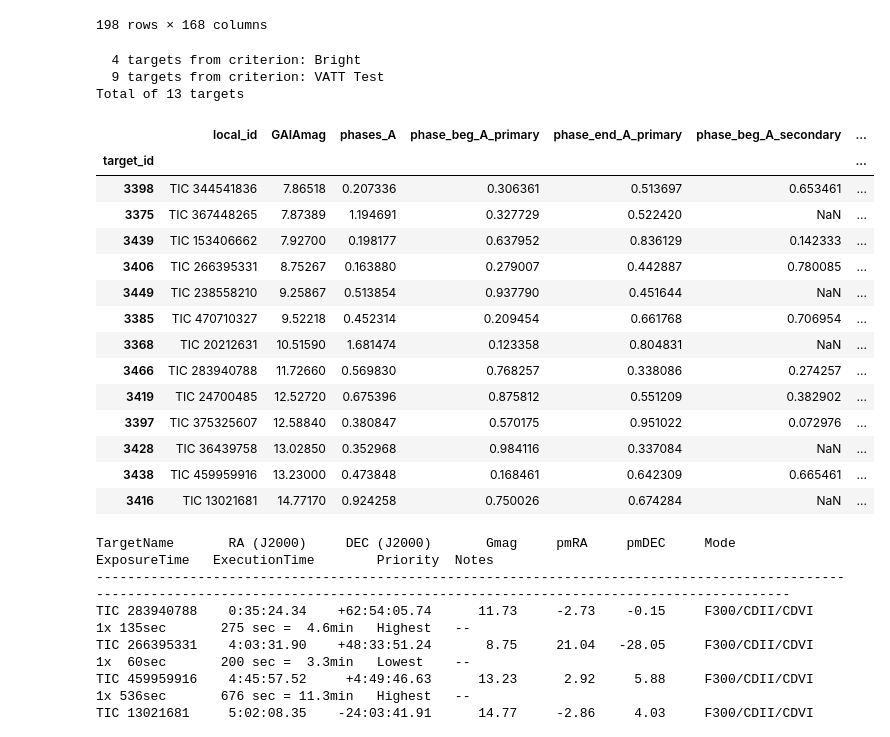
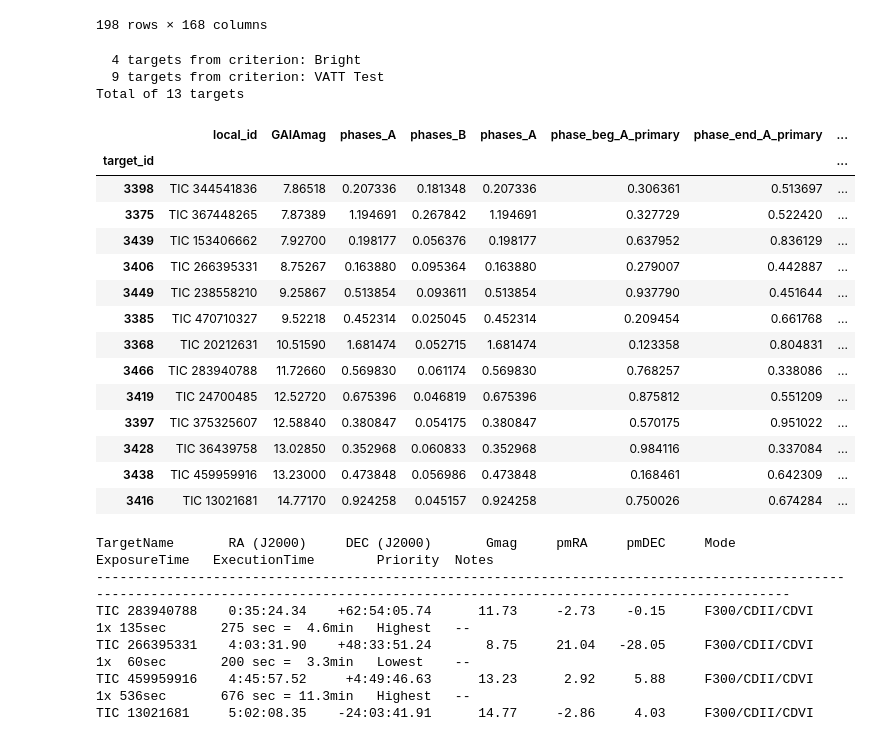
Before and after one commit to CvillePaul/Observation-Planner, a Jupyter notebook: Observation Planner.ipynb, the cells around one changed output. Saved outputs shown, nothing was run; the diff lists cells and outputs as text; code cells hidden in the pictures.

```diff
--- a/Observation Planner.ipynb
+++ b/Observation Planner.ipynb
@@ -167,49 +167,49 @@ for observing_session in observing_sessions:
 #     "HQND, Dim": [(targets["HQND"]) & (targets["magnitude"]>13), "Low"],
 #     "HQND Bright no spectra": [(targets["HQND"]) & (targets["Num Spectra"] == 0) & (targets["magnitude"] < 13), "Medium"],
 #     "HQND Bright with spectra": [(targets["HQND"]) & (targets["Num Spectra"] > 0) & (targets["magnitude"] < 13), "High"],
 #     "Featured": [(targets["Featured targets"]), "Highest"],
 # }
 
 min_per, max_per = 1.5, 5
 
 criteria = {
     "Bright": [targets["GAIAmag"] < 9, "Lowest"],
     "VATT Test": [(targets["period_A"] > max_per) & (targets["period_B"] < min_per) & (targets["period_B"] > 0)
         | (targets["period_A"] < min_per) & (targets["period_B"] > max_per) & (targets["period_A"] > 0), "Highest"],
 }
 
 matching_ids = {}
 combined_ids = set()
 targets["Priority"] = ""
 for name, [criterion, priority] in criteria.items():
     filtered_ids = set(targets[criterion  & (targets["Observable Nights"] > 0)]["local_id"])
     targets.loc[targets.local_id.isin(filtered_ids), "Priority"]=priority
     print(f"{len(filtered_ids):3d} targets from criterion: {name}")
     combined_ids=combined_ids | filtered_ids
     matching_ids[name] = filtered_ids
 print(f"Total of {len(combined_ids)} targets")
 
 observing_list = targets[targets["local_id"].isin(combined_ids)]
-observing_list[list(observing_list[["local_id", "GAIAmag"]]) + list(observing_list.loc[:, "phases_A":])].sort_values("GAIAmag")
+observing_list[list(observing_list[["local_id", "GAIAmag", "phases_A", "phases_B"]]) + list(observing_list.loc[:, "phases_A":])].sort_values("GAIAmag")
 # %% [output]
   4 targets from criterion: Bright
   9 targets from criterion: VATT Test
 Total of 13 targets
-|  | local_id | GAIAmag | phases_A | phase_beg_A_primary | phase_end_A_primary | phase_beg_A_secondary | ... |
-| target_id |  |  |  |  |  |  | ... |
-| 3398 | TIC 344541836 | 7.86518 | 0.207336 | 0.306361 | 0.513697 | 0.653461 | ... |
-| 3375 | TIC 367448265 | 7.87389 | 1.194691 | 0.327729 | 0.522420 | NaN | ... |
-| 3439 | TIC 153406662 | 7.92700 | 0.198177 | 0.637952 | 0.836129 | 0.142333 | ... |
-| 3406 | TIC 266395331 | 8.75267 | 0.163880 | 0.279007 | 0.442887 | 0.780085 | ... |
-| 3449 | TIC 238558210 | 9.25867 | 0.513854 | 0.937790 | 0.451644 | NaN | ... |
-| 3385 | TIC 470710327 | 9.52218 | 0.452314 | 0.209454 | 0.661768 | 0.706954 | ... |
-| 3368 | TIC 20212631 | 10.51590 | 1.681474 | 0.123358 | 0.804831 | NaN | ... |
-| 3466 | TIC 283940788 | 11.72660 | 0.569830 | 0.768257 | 0.338086 | 0.274257 | ... |
-| 3419 | TIC 24700485 | 12.52720 | 0.675396 | 0.875812 | 0.551209 | 0.382902 | ... |
-| 3397 | TIC 375325607 | 12.58840 | 0.380847 | 0.570175 | 0.951022 | 0.072976 | ... |
-| 3428 | TIC 36439758 | 13.02850 | 0.352968 | 0.984116 | 0.337084 | NaN | ... |
-| 3438 | TIC 459959916 | 13.23000 | 0.473848 | 0.168461 | 0.642309 | 0.665461 | ... |
-| 3416 | TIC 13021681 | 14.77170 | 0.924258 | 0.750026 | 0.674284 | NaN | ... |
+|  | local_id | GAIAmag | phases_A | phases_B | phases_A | phase_beg_A_primary | phase_end_A_primary | ... |
+| target_id |  |  |  |  |  |  |  | ... |
+| 3398 | TIC 344541836 | 7.86518 | 0.207336 | 0.181348 | 0.207336 | 0.306361 | 0.513697 | ... |
+| 3375 | TIC 367448265 | 7.87389 | 1.194691 | 0.267842 | 1.194691 | 0.327729 | 0.522420 | ... |
+| 3439 | TIC 153406662 | 7.92700 | 0.198177 | 0.056376 | 0.198177 | 0.637952 | 0.836129 | ... |
+| 3406 | TIC 266395331 | 8.75267 | 0.163880 | 0.095364 | 0.163880 | 0.279007 | 0.442887 | ... |
+| 3449 | TIC 238558210 | 9.25867 | 0.513854 | 0.093611 | 0.513854 | 0.937790 | 0.451644 | ... |
+| 3385 | TIC 470710327 | 9.52218 | 0.452314 | 0.025045 | 0.452314 | 0.209454 | 0.661768 | ... |
+| 3368 | TIC 20212631 | 10.51590 | 1.681474 | 0.052715 | 1.681474 | 0.123358 | 0.804831 | ... |
+| 3466 | TIC 283940788 | 11.72660 | 0.569830 | 0.061174 | 0.569830 | 0.768257 | 0.338086 | ... |
+| 3419 | TIC 24700485 | 12.52720 | 0.675396 | 0.046819 | 0.675396 | 0.875812 | 0.551209 | ... |
+| 3397 | TIC 375325607 | 12.58840 | 0.380847 | 0.054175 | 0.380847 | 0.570175 | 0.951022 | ... |
+| 3428 | TIC 36439758 | 13.02850 | 0.352968 | 0.060833 | 0.352968 | 0.984116 | 0.337084 | ... |
+| 3438 | TIC 459959916 | 13.23000 | 0.473848 | 0.056986 | 0.473848 | 0.168461 | 0.642309 | ... |
+| 3416 | TIC 13021681 | 14.77170 | 0.924258 | 0.045157 | 0.924258 | 0.750026 | 0.674284 | ... |
 # %%
 #exposure data from Robbie's LBT observing readme, with dupes removed manually
 import numpy as np
```
Also changed, not shown: 1 other file.
